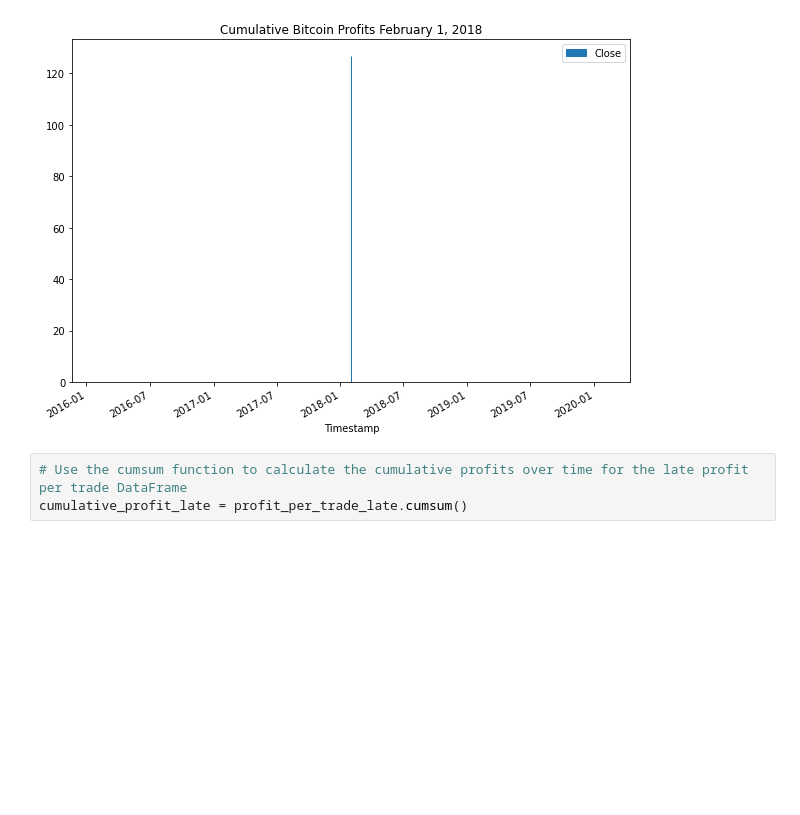
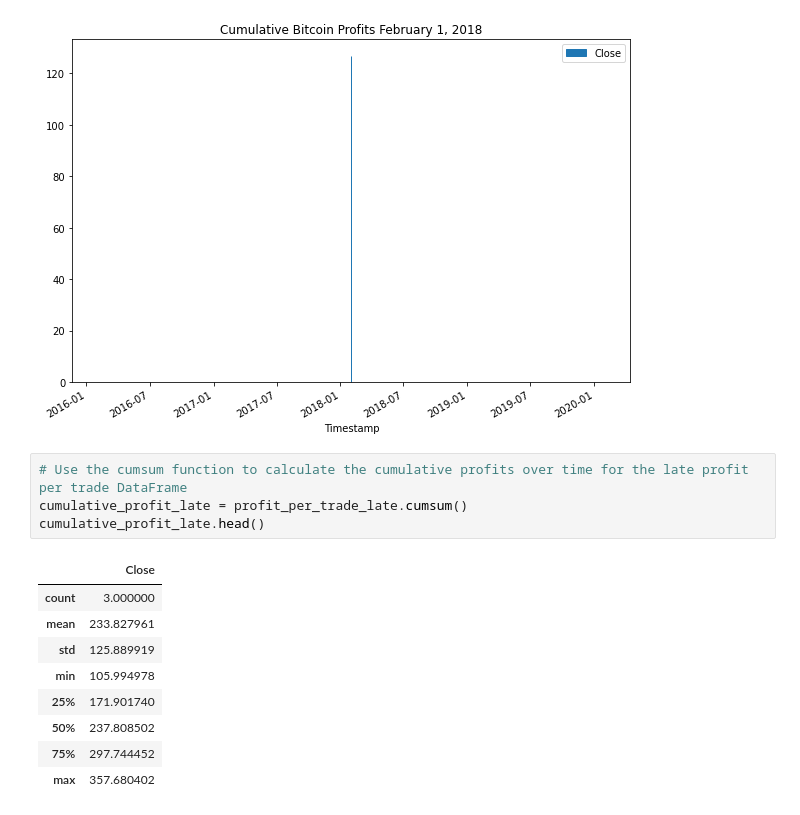
Before and after one commit to DigitalGoldRush/Module_3_Challenge, a Jupyter notebook: Module 3 Challenge/Starter_Code/crypto_arbitrage.ipynb, the cells around one changed output. Drawn from its saved outputs; the diff is of its cells as text; blank space fills up the shorter version.

```diff
--- a/Module 3 Challenge/Starter_Code/crypto_arbitrage.ipynb
+++ b/Module 3 Challenge/Starter_Code/crypto_arbitrage.ipynb
@@ -799,6 +799,17 @@ cumulative_profit_middle.plot(figsize=(10, 7), kind="area", title="Cumulative Bi
 # %%
 # Use the cumsum function to calculate the cumulative profits over time for the late profit per trade DataFrame
 cumulative_profit_late = profit_per_trade_late.cumsum()
+cumulative_profit_late.head()
+# %% [output]
+|  | Close |
+| count | 3.000000 |
+| mean | 233.827961 |
+| std | 125.889919 |
+| min | 105.994978 |
+| 25% | 171.901740 |
+| 50% | 237.808502 |
+| 75% | 297.744452 |
+| max | 357.680402 |
 # %%
 # Plot the cumulative sum of profits for the late profit per trade DataFrame
 cumulative_profit_late.plot(figsize=(10, 7), title="Cumulative Bitcoin Profits March 7, 2018")
```
Also changed, not shown: parts of 3 cells of this notebook.
